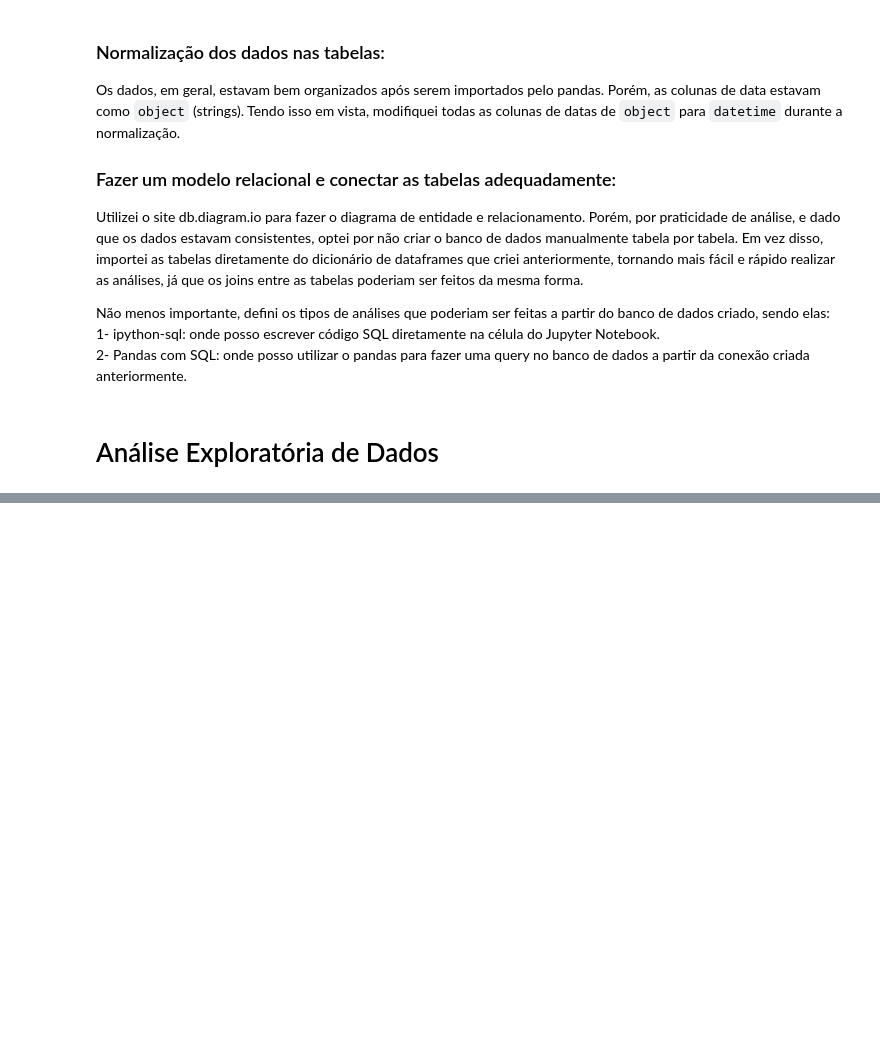
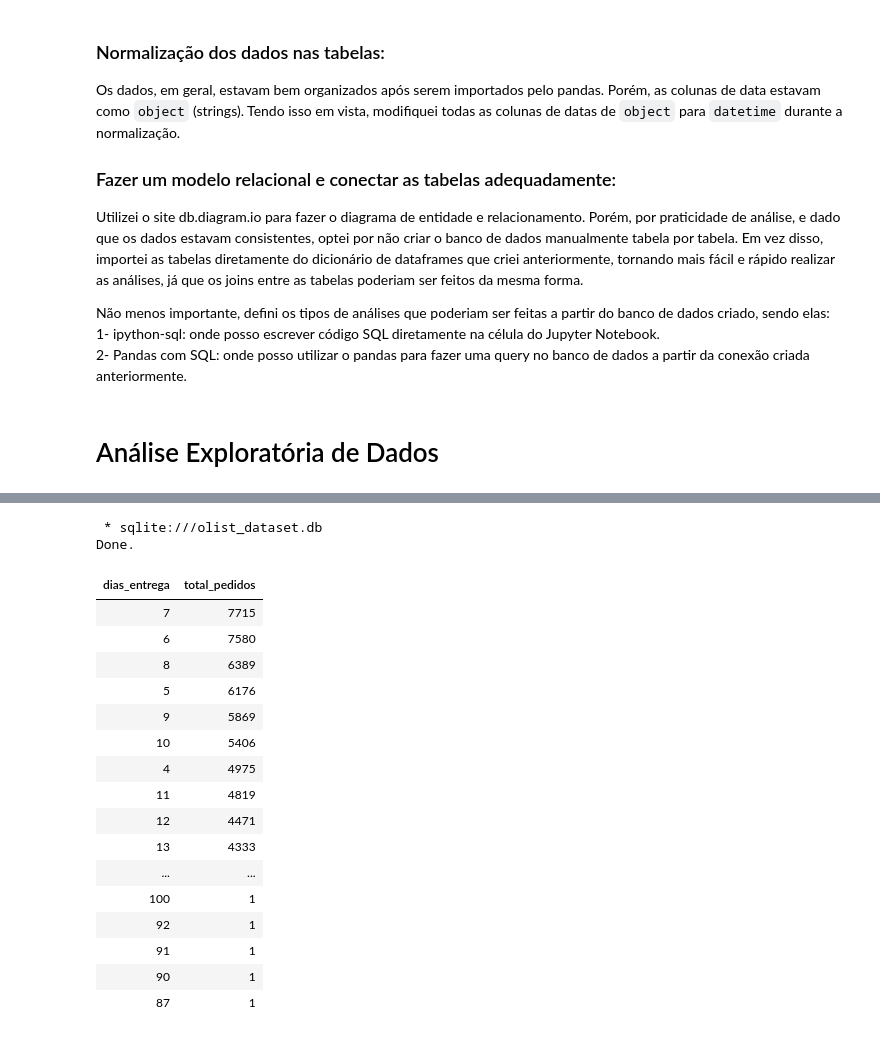
Before and after one commit to zVitor-Emanuel/Olist_Data_Analysis, a Jupyter notebook: case.ipynb, the cells around one changed output, grey strips where cells are left out. Cells and saved outputs as stored; diff of their text form; code cells hidden in the pictures; blank space fills up the shorter version.

```diff
--- a/case.ipynb
+++ b/case.ipynb
@@ -613,0 +776,36 @@ Não menos importante, defini os tipos de análises que poderiam ser feitas a pa
+# %%
+%%sql
+
+SELECT
+    CAST(julianday(order_delivered_customer_date) - julianday(order_approved_at) as INTEGER) as dias_entrega,
+    COUNT(*) as total_pedidos
+FROM
+    olist_orders_dataset
+WHERE
+    order_delivered_customer_date is not null
+    AND order_approved_at is not null
+    AND (julianday(order_delivered_customer_date) - julianday(order_approved_at)) >= 0
+GROUP BY
+    dias_entrega
+ORDER BY
+    total_pedidos desc
+# %% [output]
+ * sqlite:///olist_dataset.db
+Done.
+| dias_entrega | total_pedidos |
+| 7 | 7715 |
+| 6 | 7580 |
+| 8 | 6389 |
+| 5 | 6176 |
+| 9 | 5869 |
+| 10 | 5406 |
+| 4 | 4975 |
+| 11 | 4819 |
+| 12 | 4471 |
+| 13 | 4333 |
+| ... | ... |
+| 100 | 1 |
+| 92 | 1 |
+| 91 | 1 |
+| 90 | 1 |
+| 87 | 1 |
```
Also changed, not shown: parts of 16 cells of this notebook, 1 other file.
